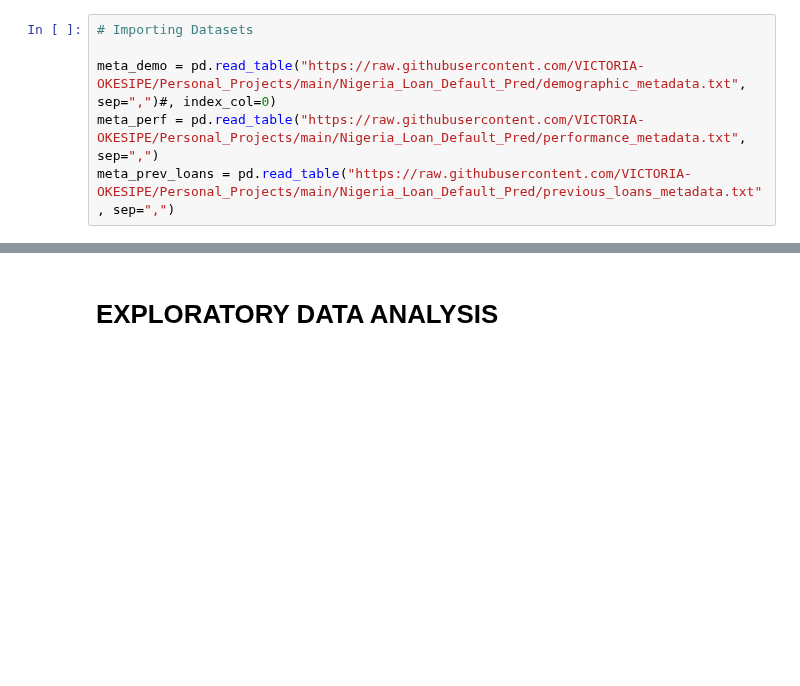
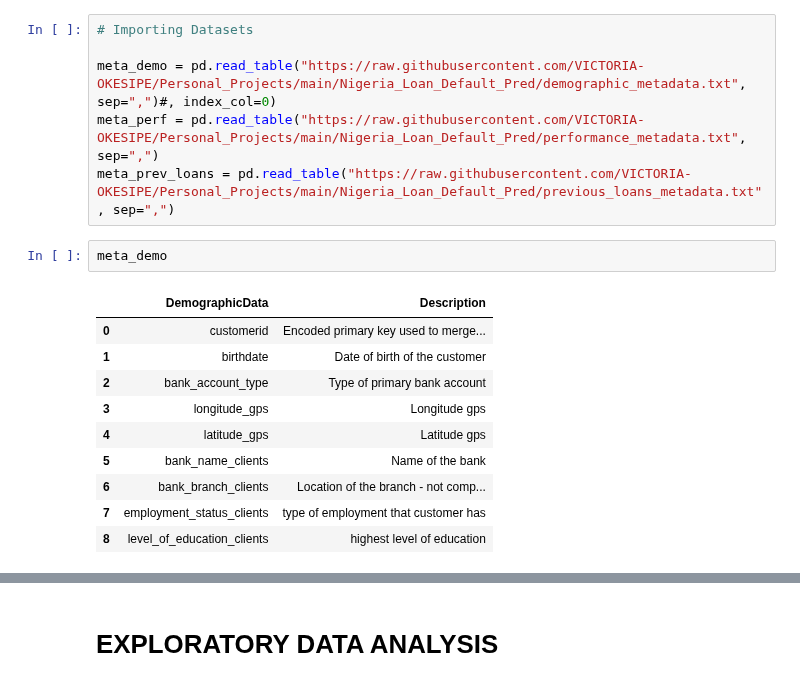
Before and after one commit to VICTORIA-OKESIPE/Personal-Projects, a Jupyter notebook: Nigeria_Loan_Default_Pred/loan_default_prediction.ipynb, the cells around one changed output, grey strips where cells are left out. Cells and saved outputs as stored; diff of their text form; blank space fills up the shorter version.

```diff
--- a/Nigeria_Loan_Default_Pred/loan_default_prediction.ipynb
+++ b/Nigeria_Loan_Default_Pred/loan_default_prediction.ipynb
@@ -73,3 +73,16 @@ import plotly.express as px  # useful for high-level data visualisation
 meta_demo = pd.read_table("https://raw.githubusercontent.com/VICTORIA-OKESIPE/Personal_Projects/main/Nigeria_Loan_Default_Pred/demographic_metadata.txt", sep=",")#, index_col=0)
 meta_perf = pd.read_table("https://raw.githubusercontent.com/VICTORIA-OKESIPE/Personal_Projects/main/Nigeria_Loan_Default_Pred/performance_metadata.txt", sep=",")
 meta_prev_loans = pd.read_table("https://raw.githubusercontent.com/VICTORIA-OKESIPE/Personal_Projects/main/Nigeria_Loan_Default_Pred/previous_loans_metadata.txt", sep=",")
+# %%
+meta_demo
+# %% [output]
+|  | DemographicData | Description |
+| 0 | customerid | Encoded primary key used to merge... |
+| 1 | birthdate | Date of birth of the customer |
+| 2 | bank_account_type | Type of primary bank account |
+| 3 | longitude_gps | Longitude gps |
+| 4 | latitude_gps | Latitude gps |
+| 5 | bank_name_clients | Name of the bank |
+| 6 | bank_branch_clients | Location of the branch - not comp... |
+| 7 | employment_status_clients | type of employment that customer has |
+| 8 | level_of_education_clients | highest level of education |
```
Also changed, not shown: parts of 5 cells of this notebook.
